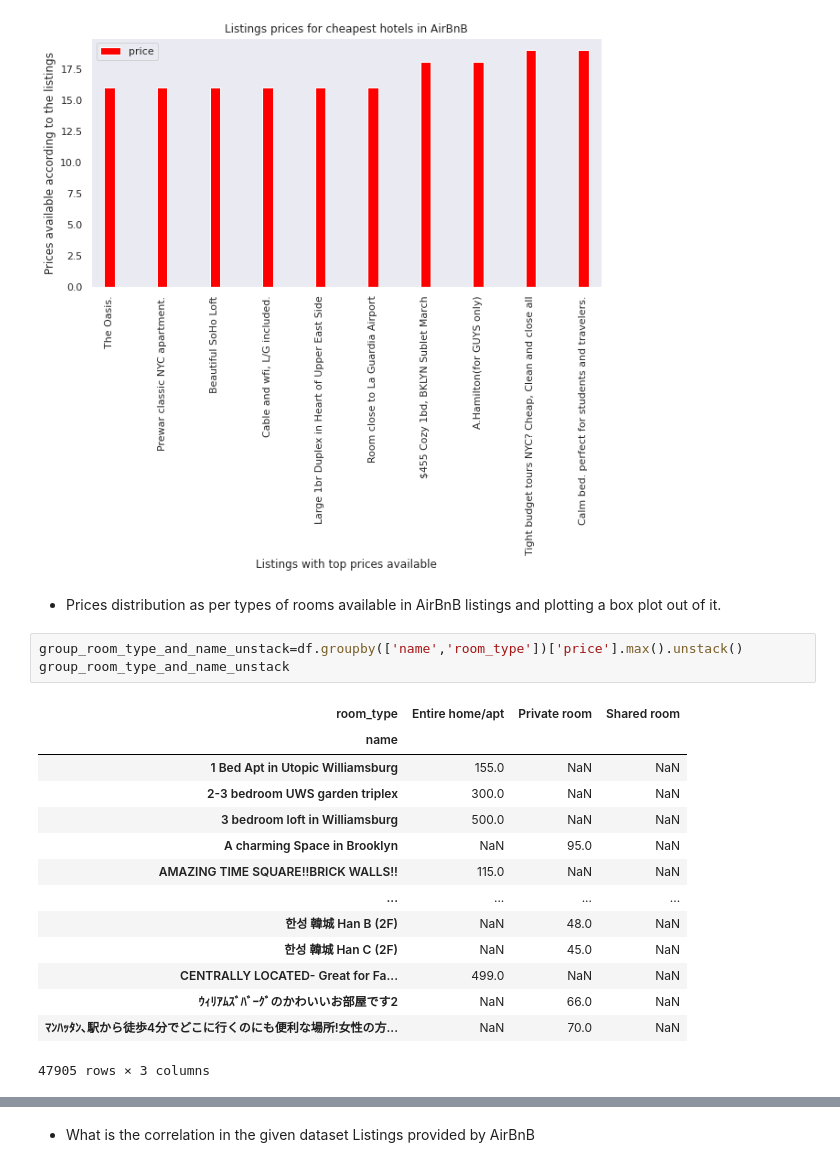
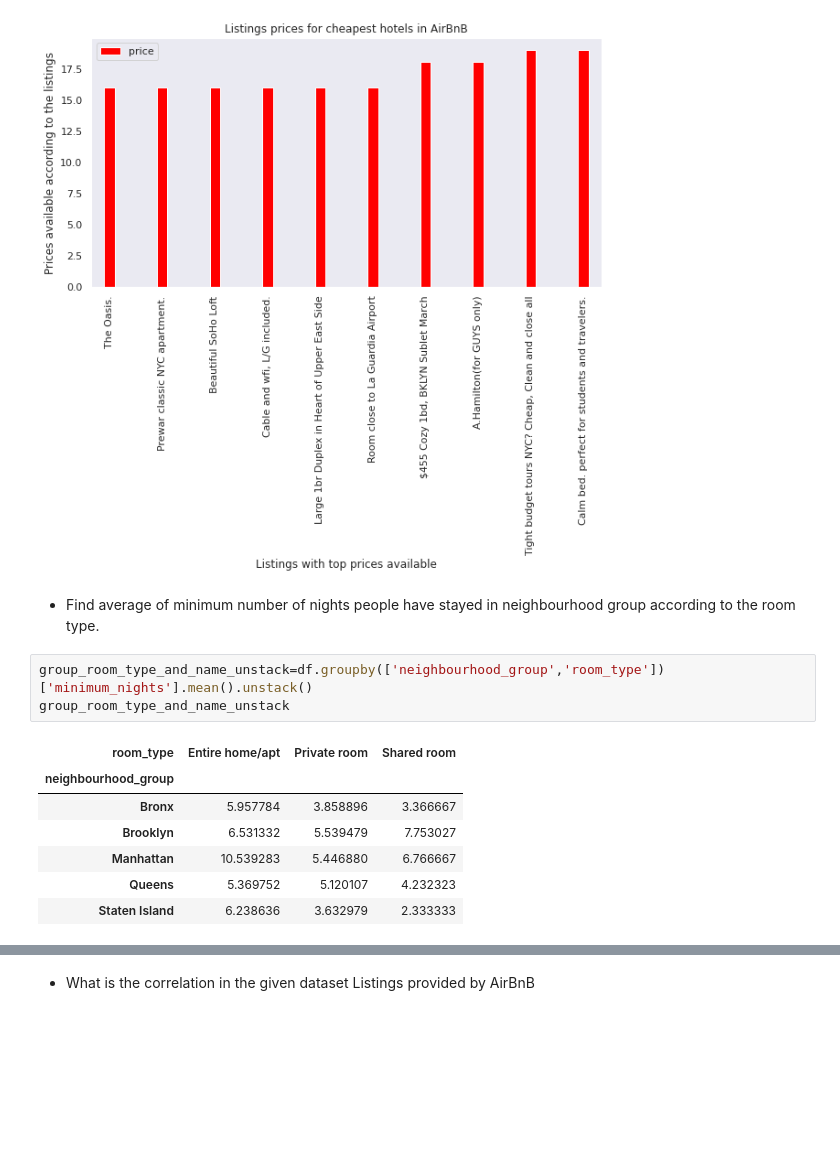
Before and after one commit to Purushottam87/AirBnB-Bookings-Analysis, a Jupyter notebook: Copy_of_Sample_EDA_Submission_Template.ipynb, the cells around one changed output, grey strips where cells are left out. Cells and saved outputs as stored; diff of their text form; blank space fills up the shorter version.

```diff
--- a/Copy_of_Sample_EDA_Submission_Template.ipynb
+++ b/Copy_of_Sample_EDA_Submission_Template.ipynb
@@ -433,24 +405,17 @@ plt.xlabel('Listings with top prices available')
 plt.grid()
 # %% [output]
 [figure]
-# %% [markdown]
-* Prices distribution as per types of rooms available in AirBnB listings and plotting a box plot out of it.
+# %% [markdown]
+* Find average of minimum number of nights people have stayed in neighbourhood group according to the room type.
 # %%
-group_room_type_and_name_unstack=df.groupby(['name','room_type'])['price'].max().unstack()
+group_room_type_and_name_unstack=df.groupby(['neighbourhood_group','room_type'])['minimum_nights'].mean().unstack()
 group_room_type_and_name_unstack
 # %% [output]
 | room_type | Entire home/apt | Private room | Shared room |
-| name |  |  |  |
-| 1 Bed Apt in Utopic Williamsburg | 155.0 | NaN | NaN |
-| 2-3 bedroom UWS garden triplex | 300.0 | NaN | NaN |
-| 3 bedroom loft in Williamsburg | 500.0 | NaN | NaN |
-| A charming Space in Brooklyn | NaN | 95.0 | NaN |
-| AMAZING TIME SQUARE!!BRICK WALLS!! | 115.0 | NaN | NaN |
-| ... | ... | ... | ... |
-| 한성 韓城 Han B (2F) | NaN | 48.0 | NaN |
-| 한성 韓城 Han C (2F) | NaN | 45.0 | NaN |
-| ️CENTRALLY LOCATED️- Great for Fa... | 499.0 | NaN | NaN |
-| ｳｨﾘｱﾑｽﾞﾊﾞｰｸﾞのかわいいお部屋です2 | NaN | 66.0 | NaN |
-| ﾏﾝﾊｯﾀﾝ､駅から徒歩4分でどこに行くのにも便利な場所!女性の方... | NaN | 70.0 | NaN |
+| neighbourhood_group |  |  |  |
+| Bronx | 5.957784 | 3.858896 | 3.366667 |
+| Brooklyn | 6.531332 | 5.539479 | 7.753027 |
+| Manhattan | 10.539283 | 5.446880 | 6.766667 |
+| Queens | 5.369752 | 5.120107 | 4.232323 |
+| Staten Island | 6.238636 | 3.632979 | 2.333333 |
-47905 rows × 3 columns
 # %%
```
Also changed, not shown: parts of 11 cells of this notebook.
